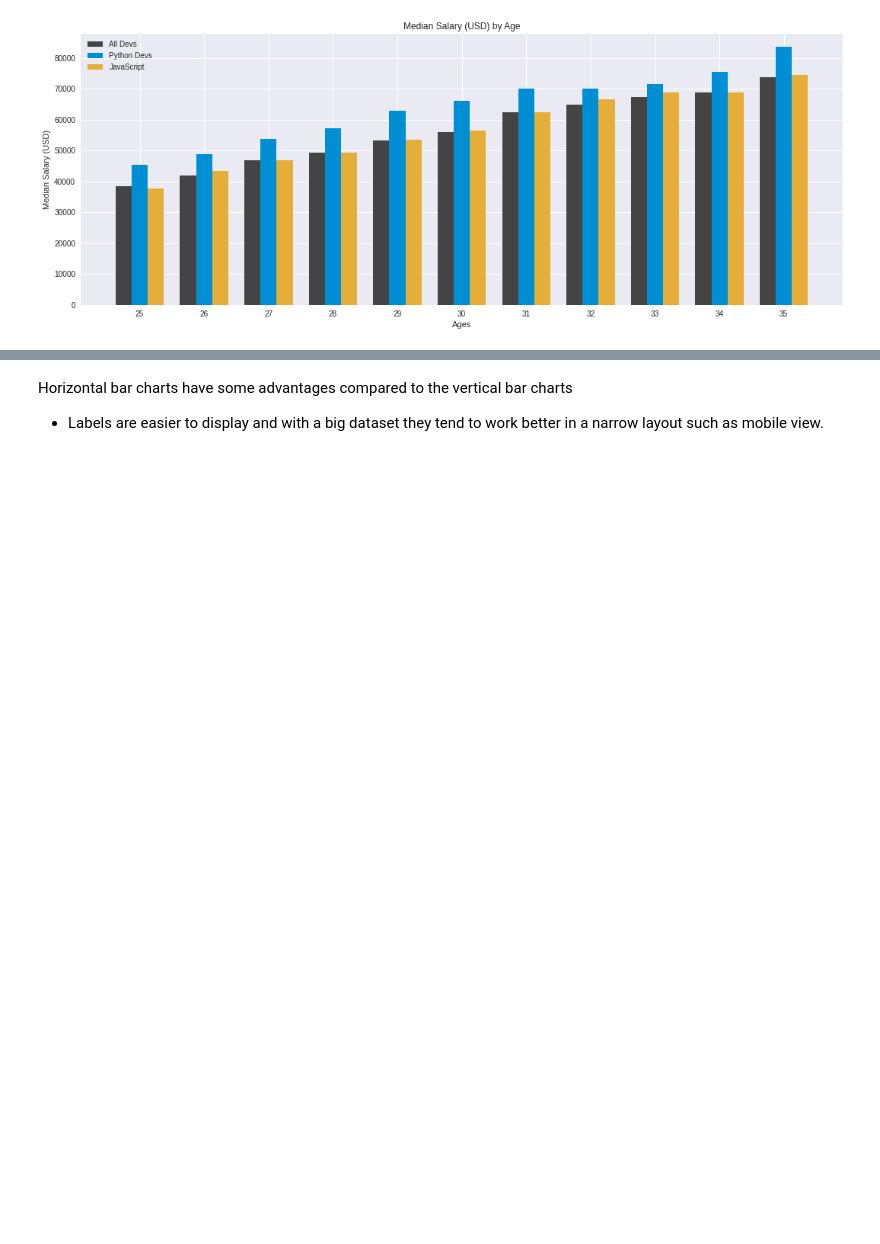
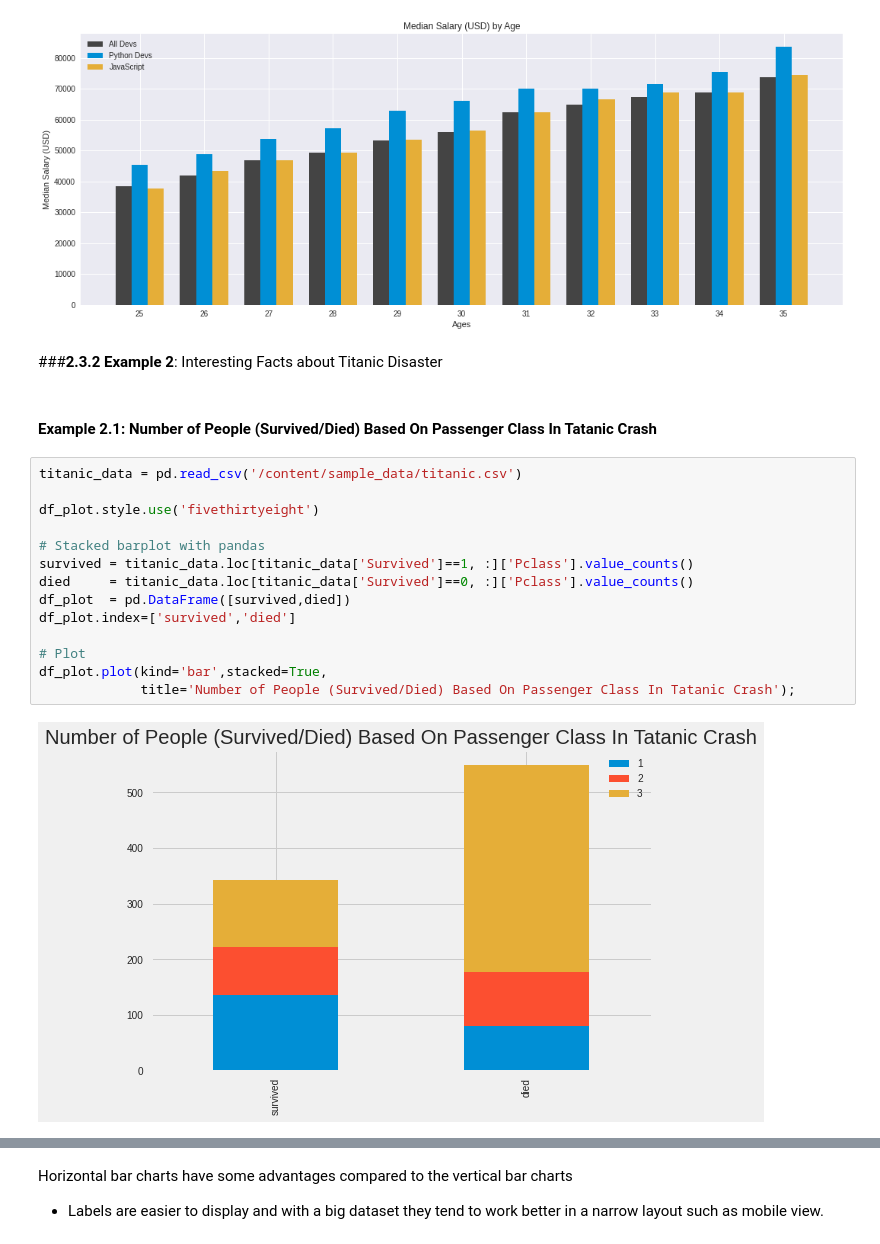
Before and after one commit to GPrathap/pythonII, a Jupyter notebook: matplotlib/matplot-new.ipynb, the cells around one changed output, grey strips where cells are left out. Saved outputs shown, nothing was run; the diff lists cells and outputs as text; blank space fills up the shorter version.

```diff
--- a/matplotlib/matplot-new.ipynb
+++ b/matplotlib/matplot-new.ipynb
@@ -322,3 +398,23 @@ plt.tight_layout()
 plt.show()
 # %% [output]
 [figure]
+# %% [markdown]
+###**2.3.2 Example 2**: Interesting Facts about Titanic Disaster
+# %% [markdown]
+#### **Example 2.1**: Number of People (Survived/Died) Based On Passenger Class In Tatanic Crash
+# %%
+titanic_data = pd.read_csv('/content/sample_data/titanic.csv')
+
+df_plot.style.use('fivethirtyeight')
+
+# Stacked barplot with pandas
+survived = titanic_data.loc[titanic_data['Survived']==1, :]['Pclass'].value_counts()
+died     = titanic_data.loc[titanic_data['Survived']==0, :]['Pclass'].value_counts()
+df_plot  = pd.DataFrame([survived,died])
+df_plot.index=['survived','died']
+
+# Plot
+df_plot.plot(kind='bar',stacked=True,
+             title='Number of People (Survived/Died) Based On Passenger Class In Tatanic Crash');
+# %% [output]
+[figure, added]
```
Also changed, not shown: parts of 45 cells of this notebook.
